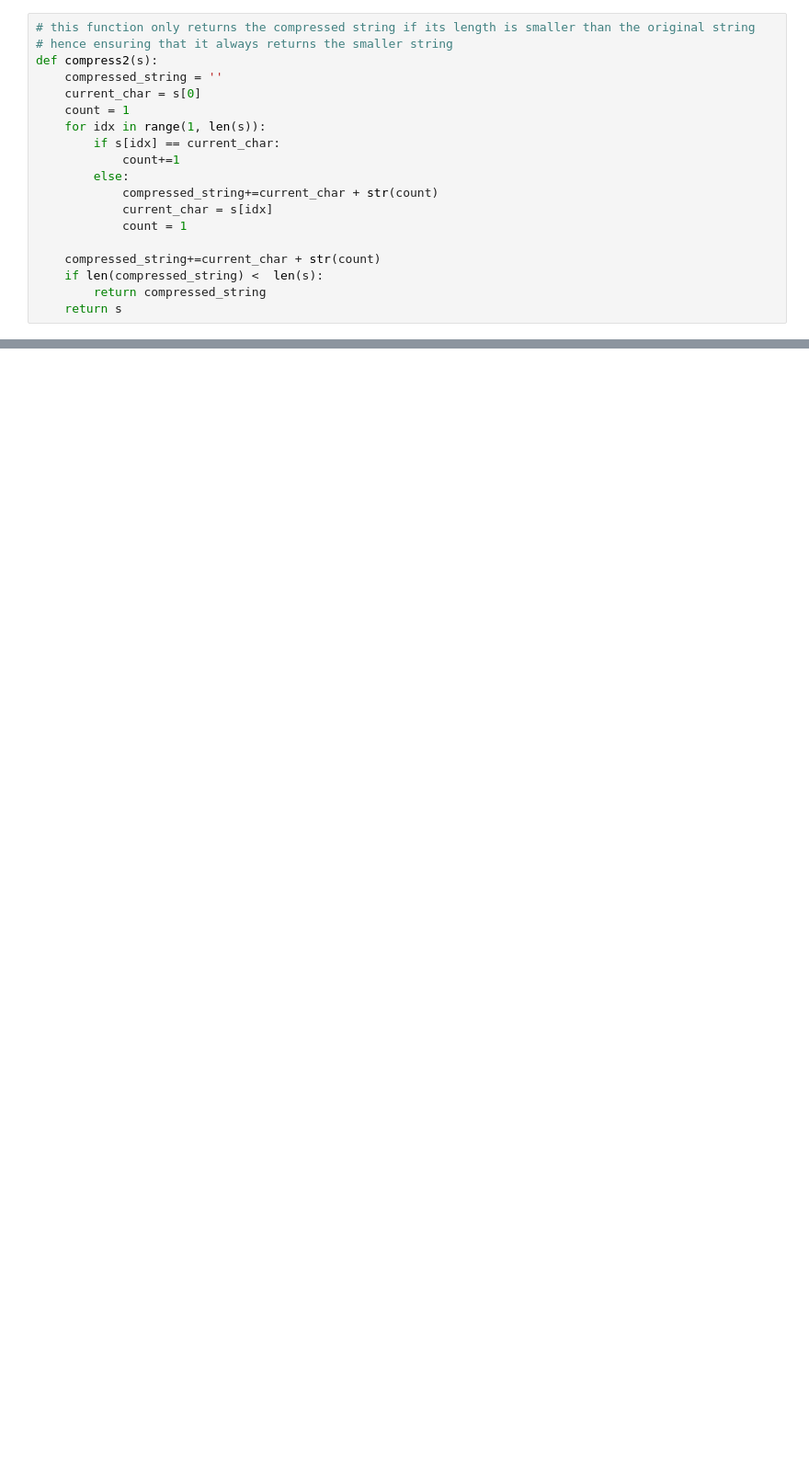
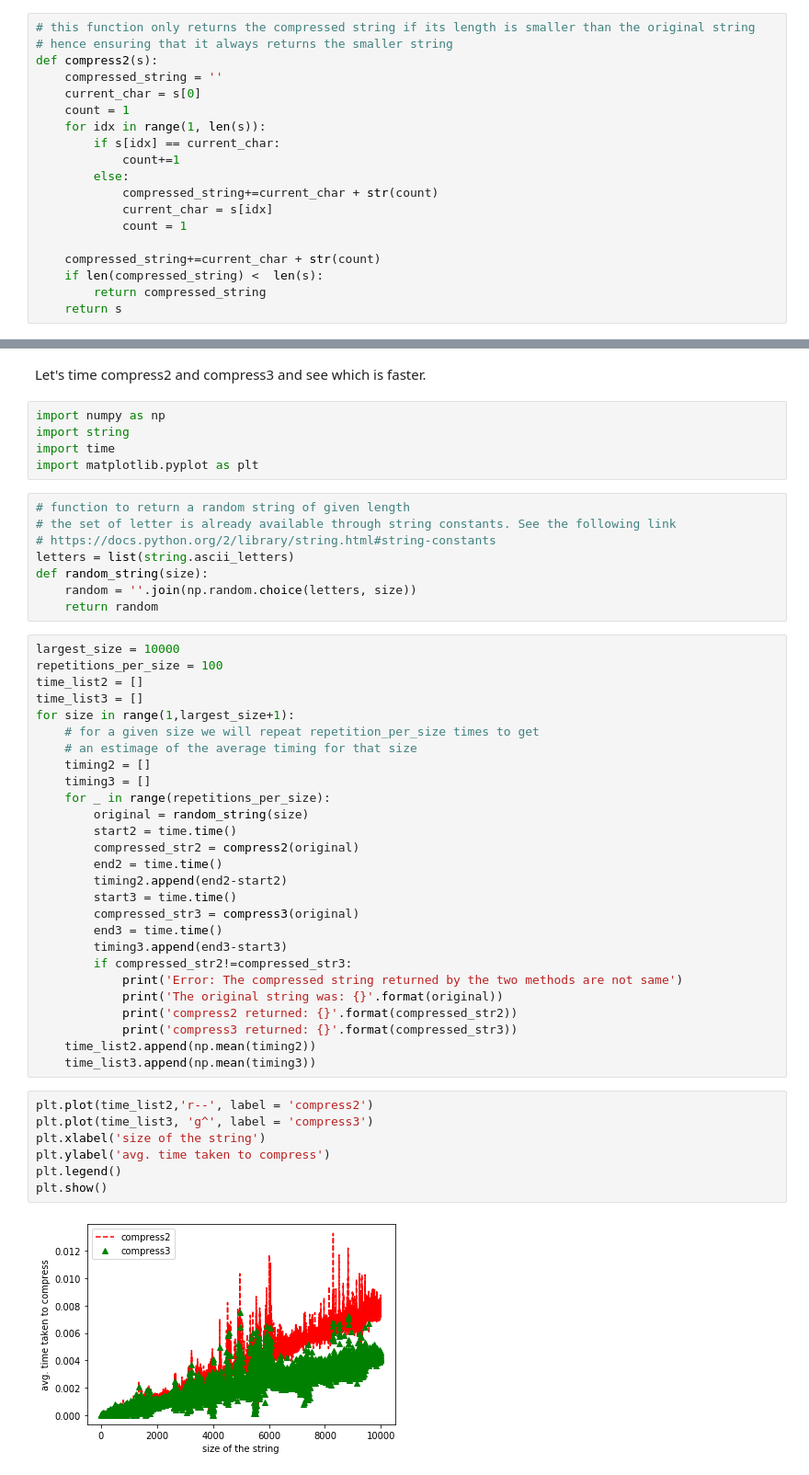
Before and after one commit to praritagarwal/Machine-Learning-and-Python-notes, a Jupyter notebook: String Compression.ipynb, the cells around one changed output, grey strips where cells are left out. Shown: that part at 92% size. Drawn from its saved outputs; the diff is of its cells as text; blank space fills up the shorter version.

Commit message:
Add notebook for String Compression Exercise

```diff
--- a/String Compression.ipynb
+++ b/String Compression.ipynb
@@ -59,0 +87,51 @@ compressed string from method 2: aa
+# %% [markdown]
+Let's time compress2 and compress3 and see which is faster.
+# %%
+import numpy as np
+import string
+import time
+import matplotlib.pyplot as plt
+# %%
+# function to return a random string of given length
+# the set of letter is already available through string constants. See the following link
+# https://docs.python.org/2/library/string.html#string-constants
+letters = list(string.ascii_letters)
+def random_string(size):
+    random = ''.join(np.random.choice(letters, size))
+    return random
+# %%
+largest_size = 10000
+repetitions_per_size = 100
+time_list2 = []
+time_list3 = []
+for size in range(1,largest_size+1):
+    # for a given size we will repeat repetition_per_size times to get
+    # an estimage of the average timing for that size
+    timing2 = []
+    timing3 = []
+    for _ in range(repetitions_per_size):
+        original = random_string(size)
+        start2 = time.time()
+        compressed_str2 = compress2(original)
+        end2 = time.time()
+        timing2.append(end2-start2)
+        start3 = time.time()
+        compressed_str3 = compress3(original)
+        end3 = time.time()
+        timing3.append(end3-start3)
+        if compressed_str2!=compressed_str3:
+            print('Error: The compressed string returned by the two methods are not same')
+            print('The original string was: {}'.format(original))
+            print('compress2 returned: {}'.format(compressed_str2))
+            print('compress3 returned: {}'.format(compressed_str3))
+    time_list2.append(np.mean(timing2))
+    time_list3.append(np.mean(timing3))
+# %%
+plt.plot(time_list2,'r--', label = 'compress2')
+plt.plot(time_list3, 'g^', label = 'compress3')
+plt.xlabel('size of the string')
+plt.ylabel('avg. time taken to compress')
+plt.legend()
+plt.show()
+# %% [output]
+[figure, added]
```
Also changed, not shown: parts of 5 cells of this notebook, 1 other file.
